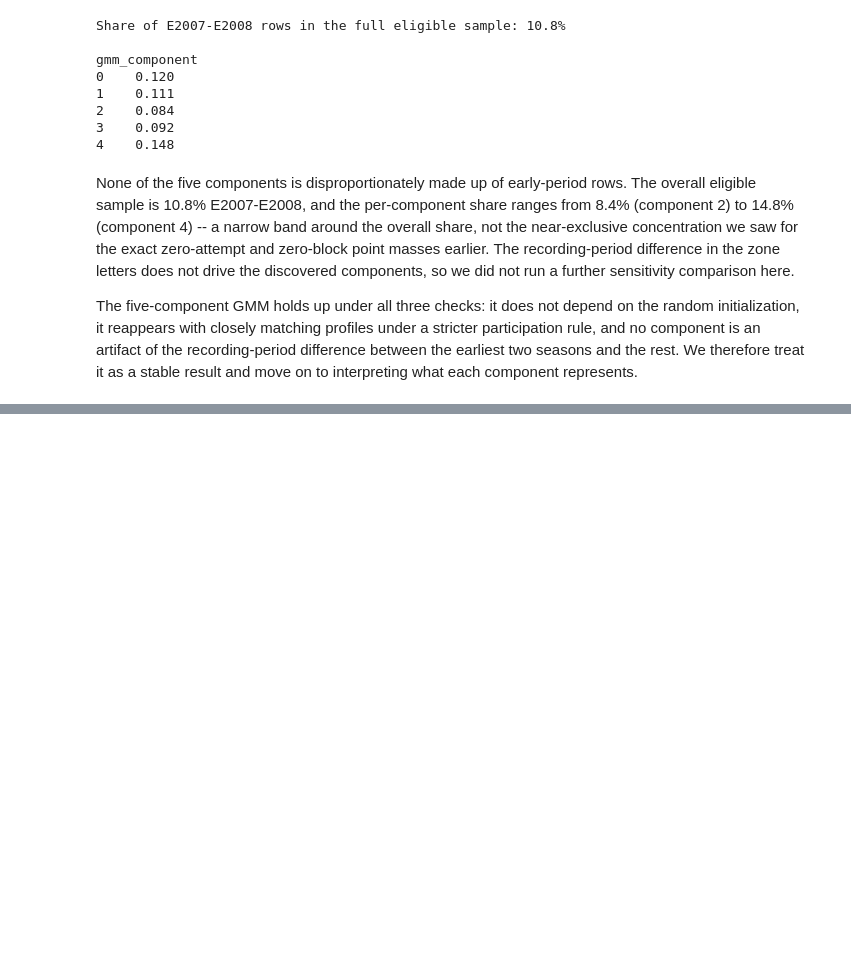
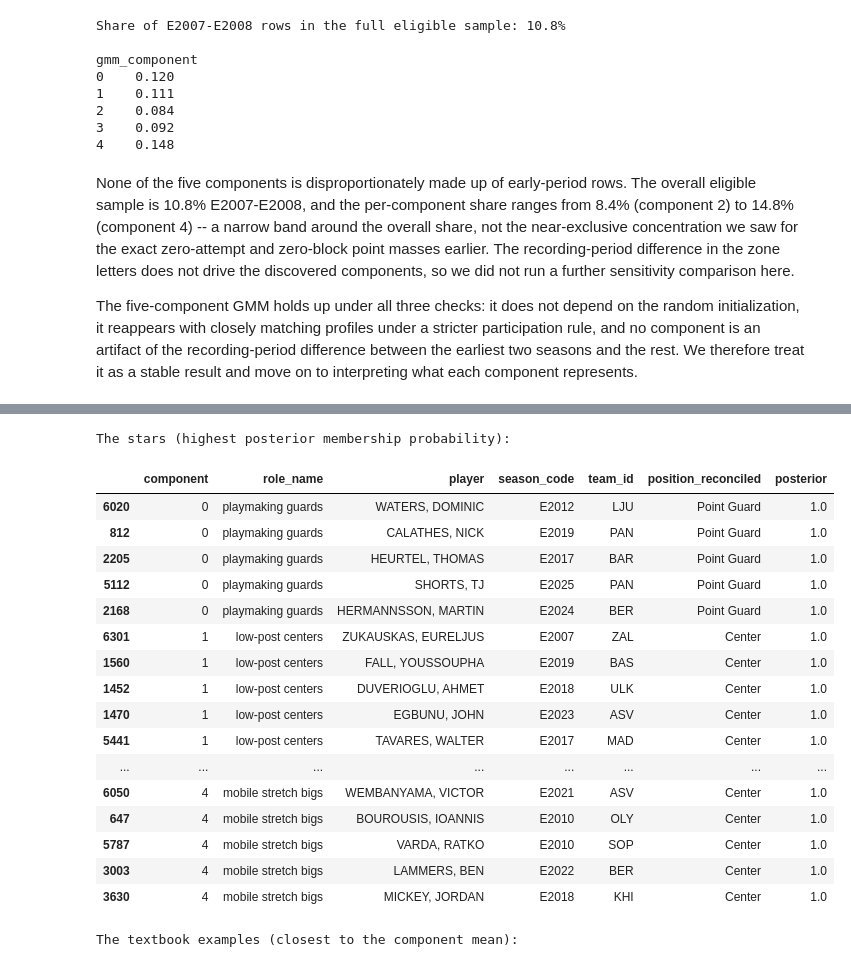
Before and after one commit to DoronWolinsky/Yuval-and-Doron-s-final-project---EuroLeague-player-roles, a Jupyter notebook: notebooks/EuroLeague_Player_Roles_Project.ipynb, the cells around one changed output, grey strips where cells are left out. Cells and saved outputs as stored; diff of their text form; code cells hidden in the pictures; blank space fills up the shorter version.

```diff
--- a/notebooks/EuroLeague_Player_Roles_Project.ipynb
+++ b/notebooks/EuroLeague_Player_Roles_Project.ipynb
@@ -3246,0 +3307,15 @@ what each component represents.
+# %%
+ROLE_NAMES = {
+    0: "playmaking guards",
+    1: "low-post centers",
+    2: "low-usage forwards",
+    3: "perimeter shooters",
+    4: "mobile stretch bigs",
+}
+
+role_summary = pd.DataFrame({
+    "role_name": pd.Series(ROLE_NAMES),
+    "n": gmm_labels.value_counts().sort_index(),
+    "weight": gmm_selected.weights_,
+}).rename_axis("component")
+role_summary.round(3)
@@ -3246,0 +3338,48 @@ what each component represents.
+# %%
+def representative_players(labels, scores, ascending, n=5):
+    rows = []
+    for component in sorted(ROLE_NAMES):
+        in_component = modeling_metadata.loc[labels == component].copy()
+        in_component["position_reconciled"] = modeling_rows.loc[in_component.index, "position_reconciled"]
+        in_component["score"] = scores.loc[in_component.index]
+        in_component["component"] = component
+        in_component["role_name"] = ROLE_NAMES[component]
+        top = (in_component.sort_values("score", ascending=ascending)
+               .drop_duplicates(subset="player", keep="first")
+               .head(n))
+        rows.append(top)
+    return pd.concat(rows)[["component", "role_name", "player", "season_code", "team_id",
+                            "position_reconciled", "score"]]
+
+
+print("The stars (highest posterior membership probability):")
+stars = representative_players(gmm_labels, max_posterior, ascending=False)
+display(stars.rename(columns={"score": "posterior"}).round(3))
+
+dist_to_own_mean = pd.Series(
+    np.linalg.norm(X_scaled.to_numpy() - gmm_selected.means_[gmm_labels.to_numpy()], axis=1),
+    index=X_scaled.index)
+
+print("\nThe textbook examples (closest to the component mean):")
+textbook = representative_players(gmm_labels, dist_to_own_mean, ascending=True)
+display(textbook.rename(columns={"score": "distance_to_mean"}).round(3))
+# %% [output]
+The stars (highest posterior membership probability):
+|  | component | role_name | player | season_code | team_id | position_reconciled | posterior |
+| 6020 | 0 | playmaking guards | WATERS, DOMINIC | E2012 | LJU | Point Guard | 1.0 |
+| 812 | 0 | playmaking guards | CALATHES, NICK | E2019 | PAN | Point Guard | 1.0 |
+| 2205 | 0 | playmaking guards | HEURTEL, THOMAS | E2017 | BAR | Point Guard | 1.0 |
+| 5112 | 0 | playmaking guards | SHORTS, TJ | E2025 | PAN | Point Guard | 1.0 |
+| 2168 | 0 | playmaking guards | HERMANNSSON, MARTIN | E2024 | BER | Point Guard | 1.0 |
+| 6301 | 1 | low-post centers | ZUKAUSKAS, EURELJUS | E2007 | ZAL | Center | 1.0 |
+| 1560 | 1 | low-post centers | FALL, YOUSSOUPHA | E2019 | BAS | Center | 1.0 |
+| 1452 | 1 | low-post centers | DUVERIOGLU, AHMET | E2018 | ULK | Center | 1.0 |
+| 1470 | 1 | low-post centers | EGBUNU, JOHN | E2023 | ASV | Center | 1.0 |
+| 5441 | 1 | low-post centers | TAVARES, WALTER | E2017 | MAD | Center | 1.0 |
+| ... | ... | ... | ... | ... | ... | ... | ... |
+| 6050 | 4 | mobile stretch bigs | WEMBANYAMA, VICTOR | E2021 | ASV | Center | 1.0 |
+| 647 | 4 | mobile stretch bigs | BOUROUSIS, IOANNIS | E2010 | OLY | Center | 1.0 |
+| 5787 | 4 | mobile stretch bigs | VARDA, RATKO | E2010 | SOP | Center | 1.0 |
+| 3003 | 4 | mobile stretch bigs | LAMMERS, BEN | E2022 | BER | Center | 1.0 |
+| 3630 | 4 | mobile stretch bigs | MICKEY, JORDAN | E2018 | KHI | Center | 1.0 |
+The textbook examples (closest to the component mean):
```
Also changed, not shown: parts of 10 cells of this notebook, 4 other files.
